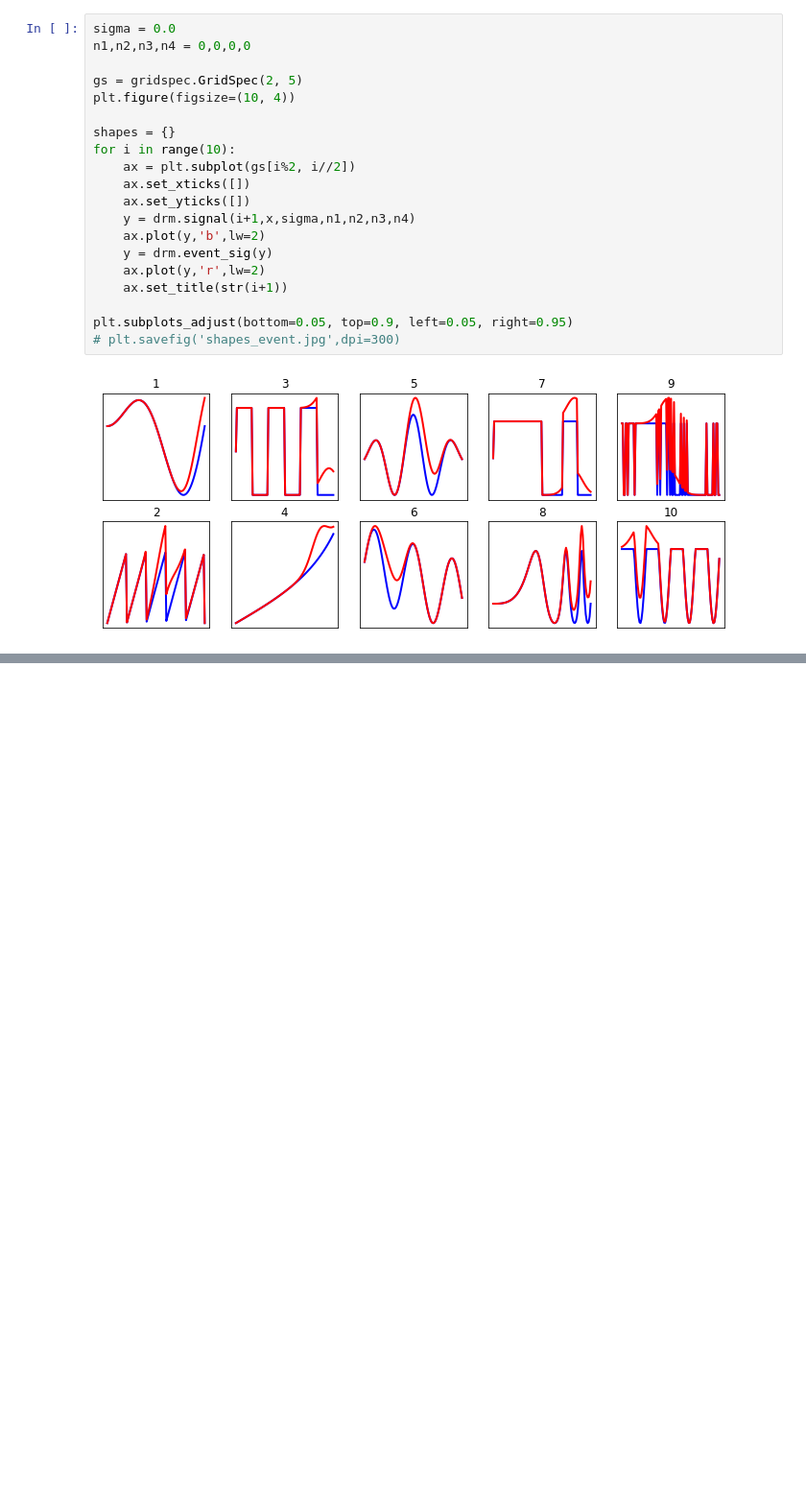
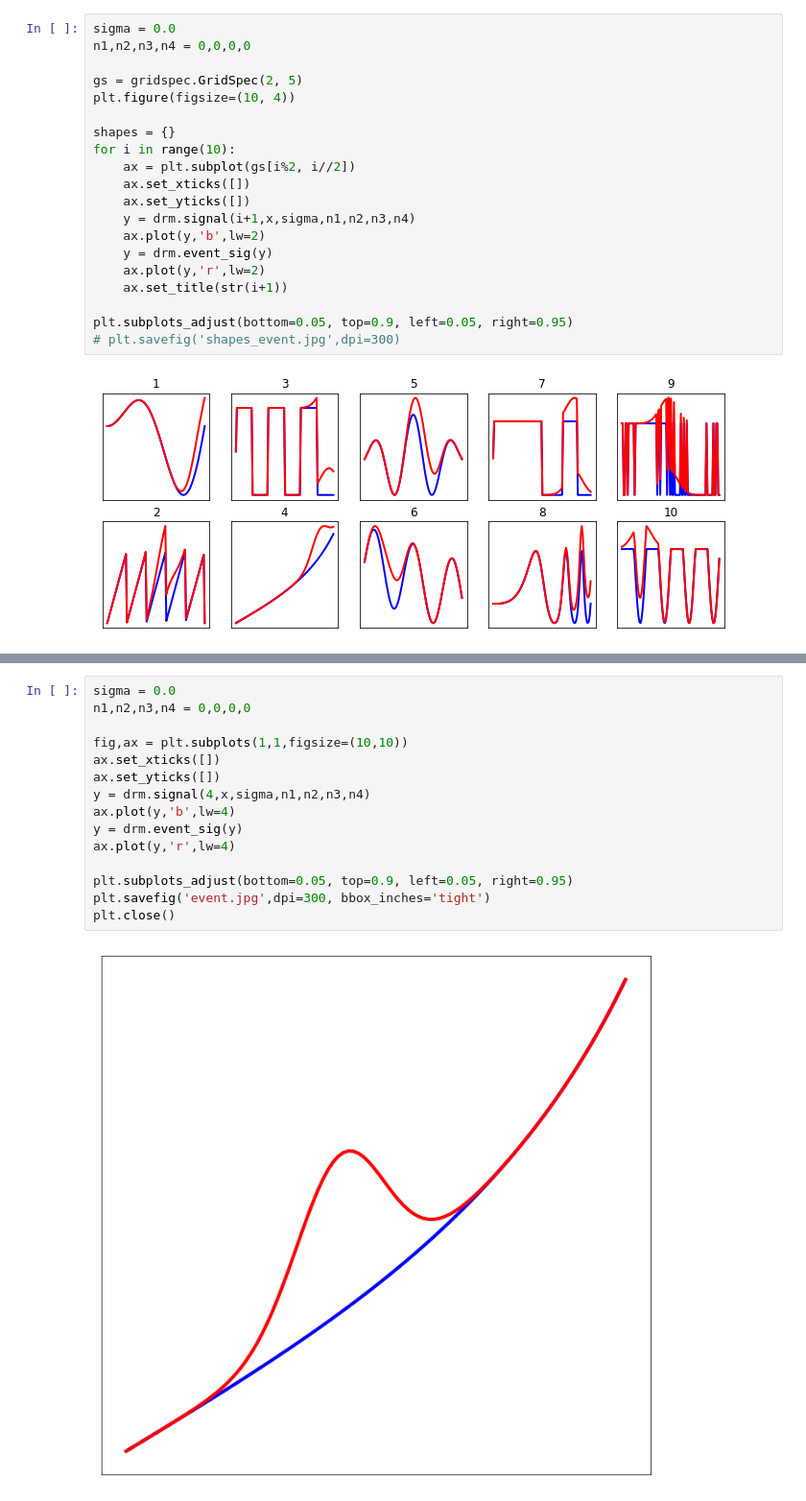
Before and after one commit to vafaei-ar/drama, a Jupyter notebook: notebooks/1_Synthetic_signals.ipynb, the cells around one changed output, grey strips where cells are left out. Shown at 96% size. Saved outputs shown, nothing was run; the diff lists cells and outputs as text; blank space fills up the shorter version.

```diff
--- a/notebooks/1_Synthetic_signals.ipynb
+++ b/notebooks/1_Synthetic_signals.ipynb
@@ -89,0 +137,17 @@ plt.subplots_adjust(bottom=0.05, top=0.9, left=0.05, right=0.95)
+# %%
+sigma = 0.0
+n1,n2,n3,n4 = 0,0,0,0
+
+fig,ax = plt.subplots(1,1,figsize=(10,10))
+ax.set_xticks([])
+ax.set_yticks([])
+y = drm.signal(4,x,sigma,n1,n2,n3,n4)
+ax.plot(y,'b',lw=4)
+y = drm.event_sig(y)
+ax.plot(y,'r',lw=4)
+
+plt.subplots_adjust(bottom=0.05, top=0.9, left=0.05, right=0.95)
+plt.savefig('event.jpg',dpi=300, bbox_inches='tight')
+plt.close()
+# %% [output]
+[figure, added]
```
Also changed, not shown: parts of 2 cells of this notebook, 3 other files.
